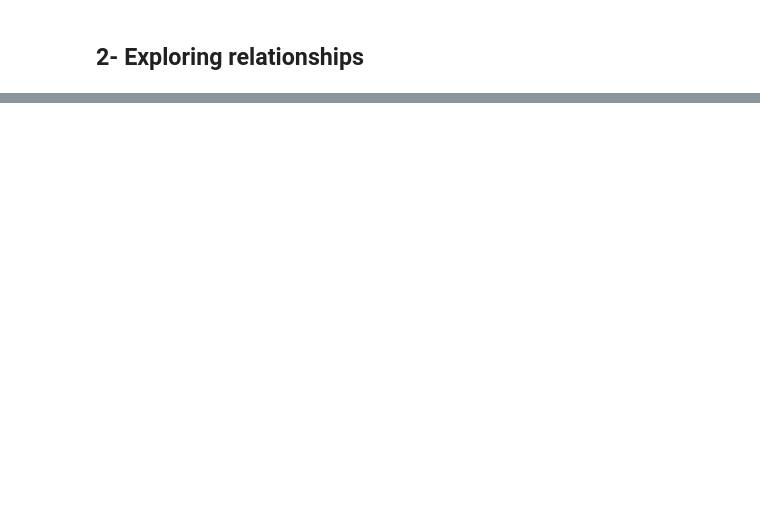
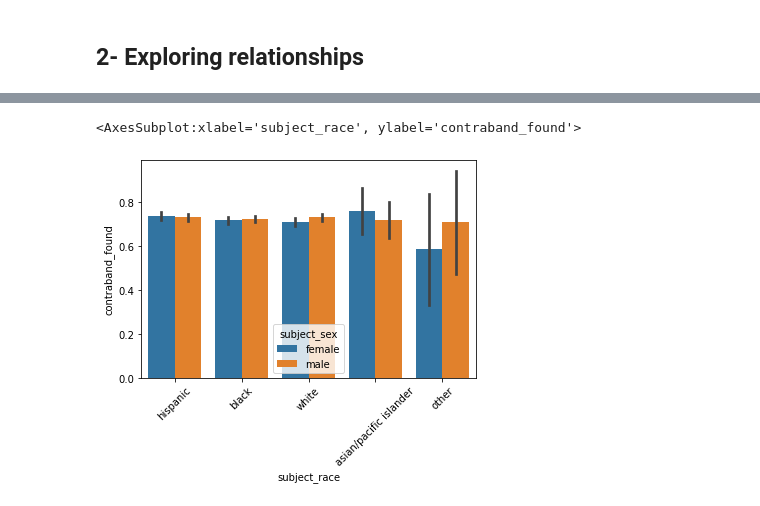
Before and after one commit to voidSoull/USA_trafic_stops_in_Hartford_State, a Jupyter notebook: trafic_stops.ipynb, the cells around one changed output, grey strips where cells are left out. Drawn from its saved outputs; the diff is of its cells as text; code cells hidden in the pictures; blank space fills up the shorter version.

```diff
--- a/trafic_stops.ipynb
+++ b/trafic_stops.ipynb
@@ -139,0 +291,6 @@ Name: outcome, dtype: int64
+# %%
+plt.xticks(rotation=45)
+sns.barplot(x='subject_race',y='contraband_found',data=hf,hue='subject_sex')
+# %% [output]
+<AxesSubplot:xlabel='subject_race', ylabel='contraband_found'>
+[figure, added]
```
Also changed, not shown: parts of 16 cells of this notebook.
